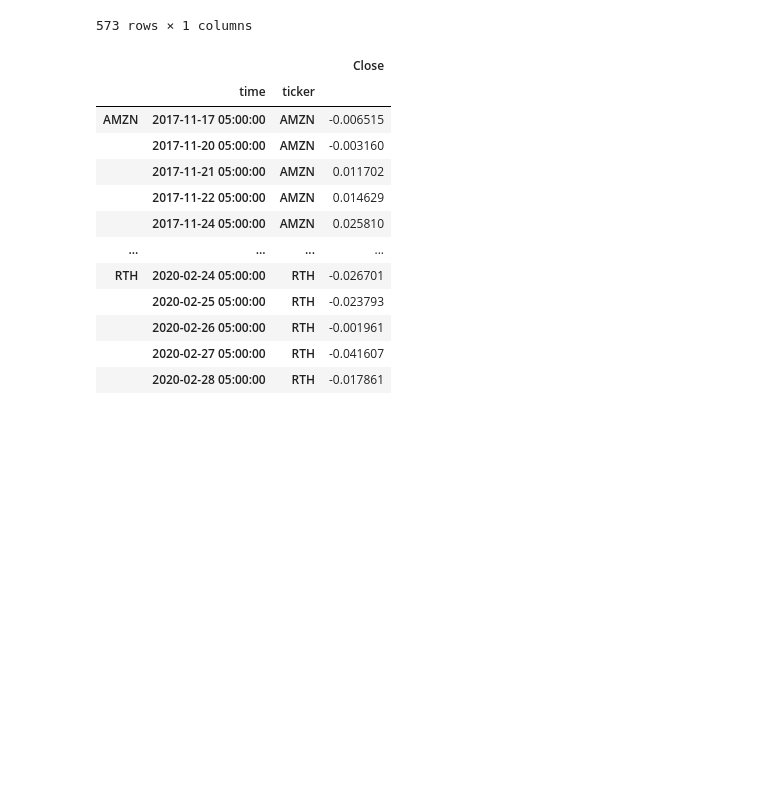
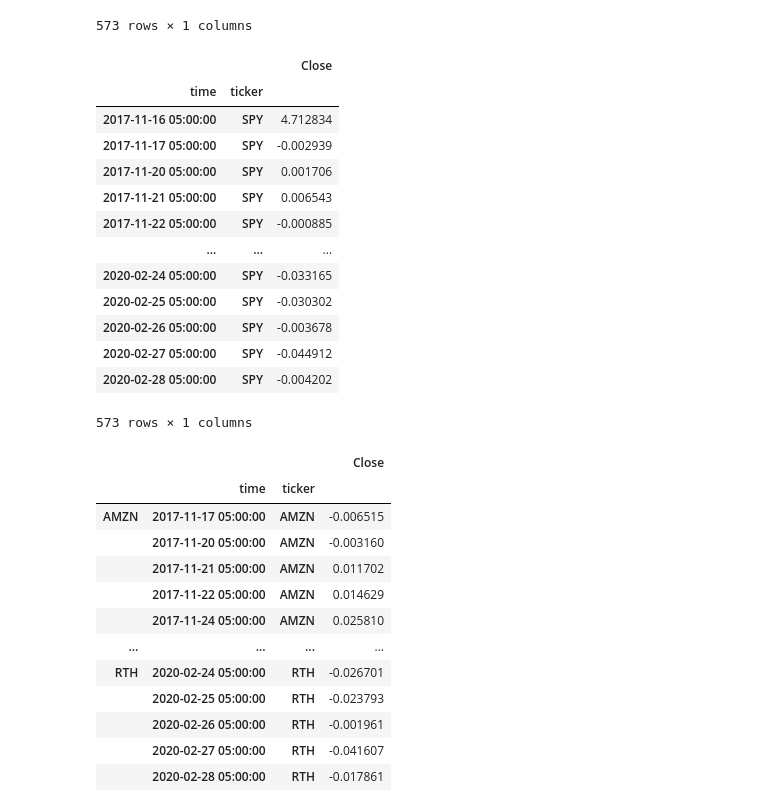
Before and after one commit to jha-ayush/COVID-financial-portfolio-analysis, a Jupyter notebook: prepandemic_financial_portfolio_analyzer.ipynb, the cells around one changed output. Cells and saved outputs as stored; diff of their text form; code cells hidden in the pictures; blank space fills up the shorter version.

```diff
--- a/prepandemic_financial_portfolio_analyzer.ipynb
+++ b/prepandemic_financial_portfolio_analyzer.ipynb
@@ -247,6 +249,24 @@ XLE_daily_returns_df
 | 2020-02-27 05:00:00 | XLE | -0.053478 |
 | 2020-02-28 05:00:00 | XLE | -0.000883 |
 573 rows × 1 columns
+# %%
+SPY_daily_returns_df = all_data.loc[idx[:,'SPY'],['Close']]
+SPY_daily_returns_df
+# %% [output]
+|  |  | Close |
+| time | ticker |  |
+| 2017-11-16 05:00:00 | SPY | 4.712834 |
+| 2017-11-17 05:00:00 | SPY | -0.002939 |
+| 2017-11-20 05:00:00 | SPY | 0.001706 |
+| 2017-11-21 05:00:00 | SPY | 0.006543 |
+| 2017-11-22 05:00:00 | SPY | -0.000885 |
+| ... | ... | ... |
+| 2020-02-24 05:00:00 | SPY | -0.033165 |
+| 2020-02-25 05:00:00 | SPY | -0.030302 |
+| 2020-02-26 05:00:00 | SPY | -0.003678 |
+| 2020-02-27 05:00:00 | SPY | -0.044912 |
+| 2020-02-28 05:00:00 | SPY | -0.004202 |
+573 rows × 1 columns
 # %%
 tech_daily_returns = pd.concat([AMZN_daily_returns_df, RTH_daily_returns_df], keys=["AMZN","RTH"])
 tech_daily_returns
```
Also changed, not shown: parts of 3 cells of this notebook, 1 other file.
